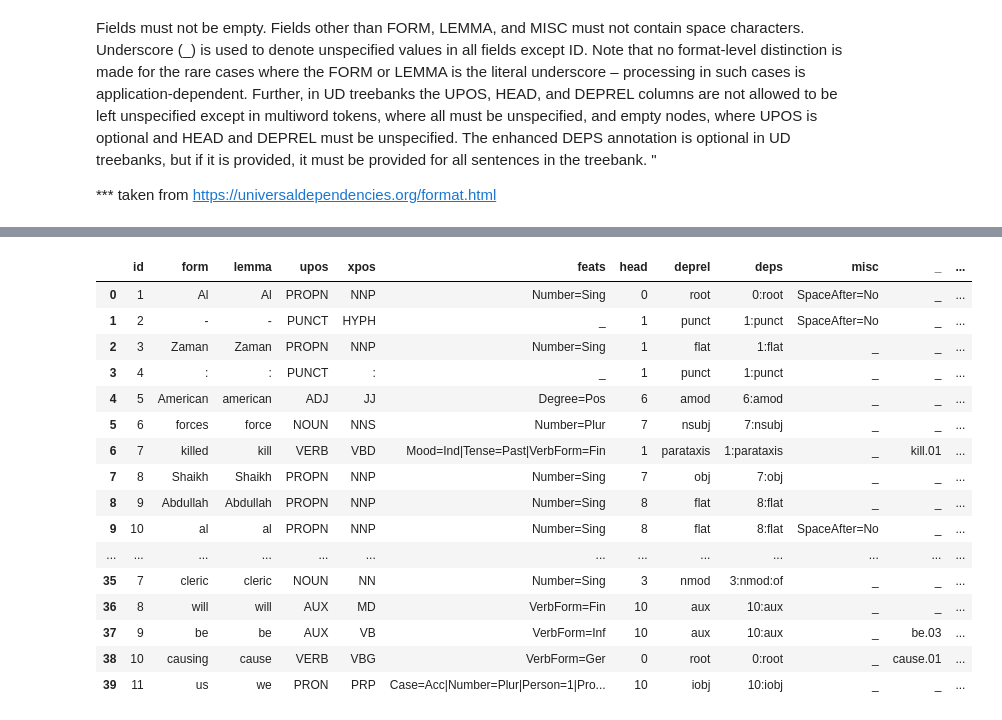
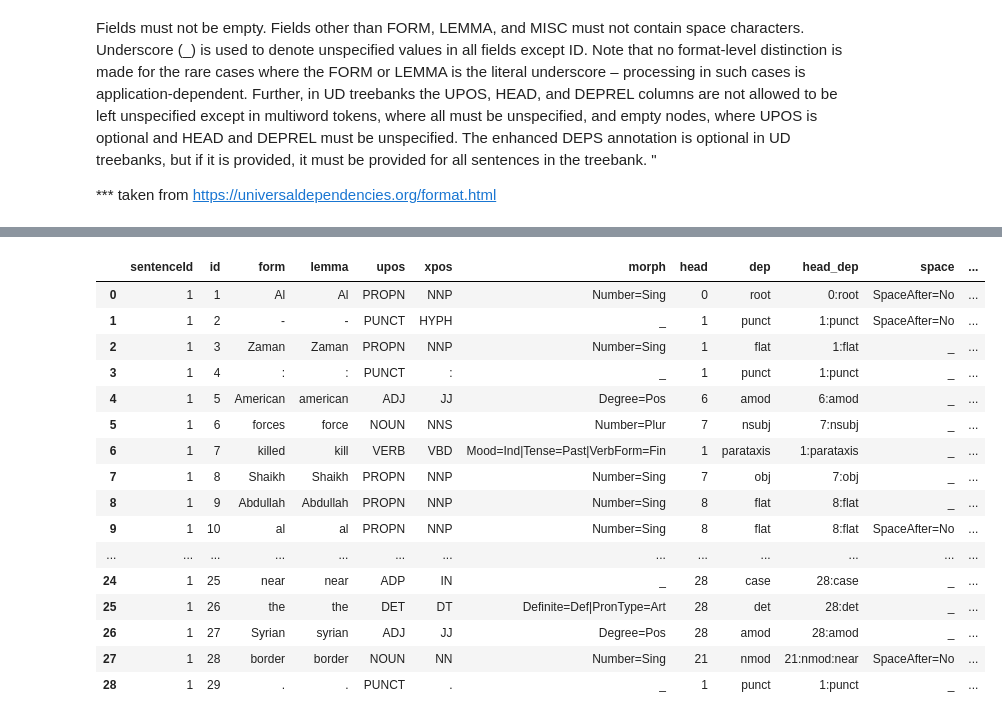
Before and after one commit to sezentuvay/NLP_Tech_Assignment_2, a Jupyter notebook: part1/DataExploration.ipynb, the cells around one changed output, grey strips where cells are left out. Cells and saved outputs as stored; diff of their text form; code cells hidden in the pictures.

Commit message:
added sentence id

```diff
--- a/part1/DataExploration.ipynb
+++ b/part1/DataExploration.ipynb
@@ -68,3 +93,11 @@ conll_header = ['id', 'form', 'lemma', 'upos', 'xpos', 'feats', 'head', 'deprel'
+# %%
+# retrieved header according to documentation
+conll_header = ['id', 'form', 'lemma', 'upos', 'xpos', 'feats', 'head', 'deprel', 'deps', 'misc']
+
+# header from lecture form 25.02.
+conll_header = ['id', 'form', 'lemma', 'upos', 'xpos', 'morph', 'head', 'dep', 'head_dep', 'space', 'predicate', 'label']
+
+conll_header_adapted = ['sentenceId', 'id', 'form', 'lemma', 'upos', 'xpos', 'morph', 'head', 'dep', 'head_dep', 'space', 'predicate', 'label']
 # %%
 # retrieve longest line
 # -> required for the creation of the dataframe later
@@ -103,12 +136,26 @@ def createDataFrame(path_to_file, sentence_limit=None):
     max_line_length = retrieveLength(path_to_file)
     sentences = 0
 
+    ### create header
+
     # create empty dataframe with known columns and fillers for remaining collumns
-    headers_df = np.full(max_line_length, np.str)
-    headers_df[:len(conll_header)] = conll_header
-    headers_df[len(conll_header):] = '_'
+    headers_df = np.full(max_line_length + 1, np.str)  #  + 1 to add sentence column
+
+    # add sentence column to header
+    #headers_df[1] =
+
+    # add columns from identified columns
+    headers_df[:len(conll_header_adapted)] = conll_header_adapted
+
+    # fill remaining column headers with '_'
+    headers_df[len(conll_header_adapted):] = '_'
+
+
+    ### create dataframe
     df = pd.DataFrame(columns=headers_df)
 
+
+    ### fill dataframe
 
     # loop through file
     with open(path_to_file) as file:
@@ -124,16 +171,26 @@ def createDataFrame(path_to_file, sentence_limit=None):
             # only go into token lines
             else:
 
+                # omit linebreaks from some lines
                 if line.endswith('\n'):
                     line = line.replace('\n', '')
+
+                # split input line
                 values = np.array(line.split('\t'))
 
-                array  = np.full(max_line_length, np.str)
-                array[:len(values)] = values
+                array  = np.full(max_line_length+1, np.str)
+
+                # add sentenceId
+                array[0] = sentences
+                # add retrieved information from conll file
+                array[1:len(values)+1] = values
+                # fill remaining columns   !!** use np.nan ?! **!!
                 array[len(values):] = '_'
 
+                # create new entry
                 df_entry = pd.DataFrame(columns=headers_df, data=[array])
 
+                # concatenate to large dataframe
                 df = pd.concat([df, df_entry], axis = 0, ignore_index=True)
 
             if type(sentence_limit) and sentences > sentence_limit:
@@ -173,7 +230,7 @@ Maxium of columns in file: 14
 # %%
 %%time
 # call function with path to file and a integer that set the limit of sentences to include
-df = createDataFrame(path_train, 100)
+df = createDataFrame(path_train, 1)
 
 df.iloc[:,0:20].head(40)
 # %% [output]
@@ -187,17 +244,17 @@ Wall time: 14.7 s
-|  | id | form | lemma | upos | xpos | feats | head | deprel | deps | misc | _ | ... |
-| 0 | 1 | Al | Al | PROPN | NNP | Number=Sing | 0 | root | 0:root | SpaceAfter=No | _ | ... |
-| 1 | 2 | - | - | PUNCT | HYPH | _ | 1 | punct | 1:punct | SpaceAfter=No | _ | ... |
-| 2 | 3 | Zaman | Zaman | PROPN | NNP | Number=Sing | 1 | flat | 1:flat | _ | _ | ... |
-| 3 | 4 | : | : | PUNCT | : | _ | 1 | punct | 1:punct | _ | _ | ... |
-| 4 | 5 | American | american | ADJ | JJ | Degree=Pos | 6 | amod | 6:amod | _ | _ | ... |
-| 5 | 6 | forces | force | NOUN | NNS | Number=Plur | 7 | nsubj | 7:nsubj | _ | _ | ... |
-| 6 | 7 | killed | kill | VERB | VBD | Mood=Ind|Tense=Past|VerbForm=Fin | 1 | parataxis | 1:parataxis | _ | kill.01 | ... |
-| 7 | 8 | Shaikh | Shaikh | PROPN | NNP | Number=Sing | 7 | obj | 7:obj | _ | _ | ... |
-| 8 | 9 | Abdullah | Abdullah | PROPN | NNP | Number=Sing | 8 | flat | 8:flat | _ | _ | ... |
-| 9 | 10 | al | al | PROPN | NNP | Number=Sing | 8 | flat | 8:flat | SpaceAfter=No | _ | ... |
+|  | sentenceId | id | form | lemma | upos | xpos | morph | head | dep | head_dep | space | ... |
+| 0 | 1 | 1 | Al | Al | PROPN | NNP | Number=Sing | 0 | root | 0:root | SpaceAfter=No | ... |
+| 1 | 1 | 2 | - | - | PUNCT | HYPH | _ | 1 | punct | 1:punct | SpaceAfter=No | ... |
+| 2 | 1 | 3 | Zaman | Zaman | PROPN | NNP | Number=Sing | 1 | flat | 1:flat | _ | ... |
+| 3 | 1 | 4 | : | : | PUNCT | : | _ | 1 | punct | 1:punct | _ | ... |
+| 4 | 1 | 5 | American | american | ADJ | JJ | Degree=Pos | 6 | amod | 6:amod | _ | ... |
+| 5 | 1 | 6 | forces | force | NOUN | NNS | Number=Plur | 7 | nsubj | 7:nsubj | _ | ... |
+| 6 | 1 | 7 | killed | kill | VERB | VBD | Mood=Ind|Tense=Past|VerbForm=Fin | 1 | parataxis | 1:parataxis | _ | ... |
+| 7 | 1 | 8 | Shaikh | Shaikh | PROPN | NNP | Number=Sing | 7 | obj | 7:obj | _ | ... |
+| 8 | 1 | 9 | Abdullah | Abdullah | PROPN | NNP | Number=Sing | 8 | flat | 8:flat | _ | ... |
+| 9 | 1 | 10 | al | al | PROPN | NNP | Number=Sing | 8 | flat | 8:flat | SpaceAfter=No | ... |
 | ... | ... | ... | ... | ... | ... | ... | ... | ... | ... | ... | ... | ... |
-| 35 | 7 | cleric | cleric | NOUN | NN | Number=Sing | 3 | nmod | 3:nmod:of | _ | _ | ... |
-| 36 | 8 | will | will | AUX | MD | VerbForm=Fin | 10 | aux | 10:aux | _ | _ | ... |
-| 37 | 9 | be | be | AUX | VB | VerbForm=Inf | 10 | aux | 10:aux | _ | be.03 | ... |
-| 38 | 10 | causing | cause | VERB | VBG | VerbForm=Ger | 0 | root | 0:root | _ | cause.01 | ... |
-| 39 | 11 | us | we | PRON | PRP | Case=Acc|Number=Plur|Person=1|Pro... | 10 | iobj | 10:iobj | _ | _ | ... |
+| 24 | 1 | 25 | near | near | ADP | IN | _ | 28 | case | 28:case | _ | ... |
+| 25 | 1 | 26 | the | the | DET | DT | Definite=Def|PronType=Art | 28 | det | 28:det | _ | ... |
+| 26 | 1 | 27 | Syrian | syrian | ADJ | JJ | Degree=Pos | 28 | amod | 28:amod | _ | ... |
+| 27 | 1 | 28 | border | border | NOUN | NN | Number=Sing | 21 | nmod | 21:nmod:near | SpaceAfter=No | ... |
+| 28 | 1 | 29 | . | . | PUNCT | . | _ | 1 | punct | 1:punct | _ | ... |
```
Also changed, not shown: parts of 9 cells of this notebook.
